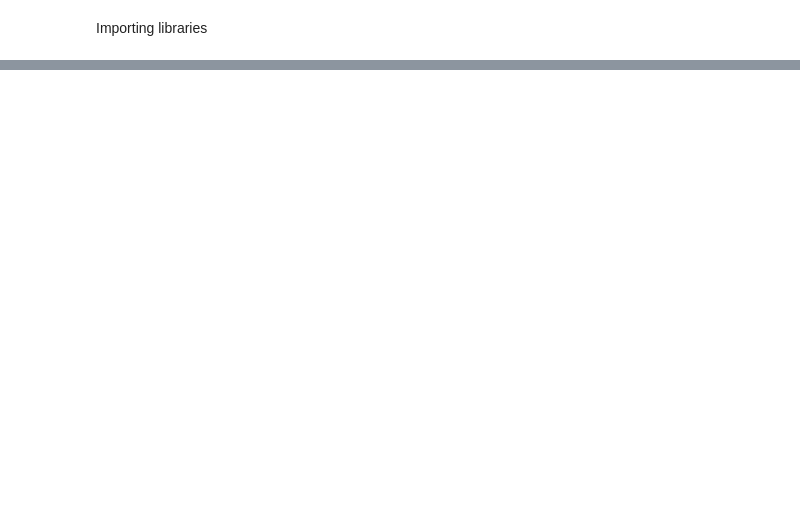
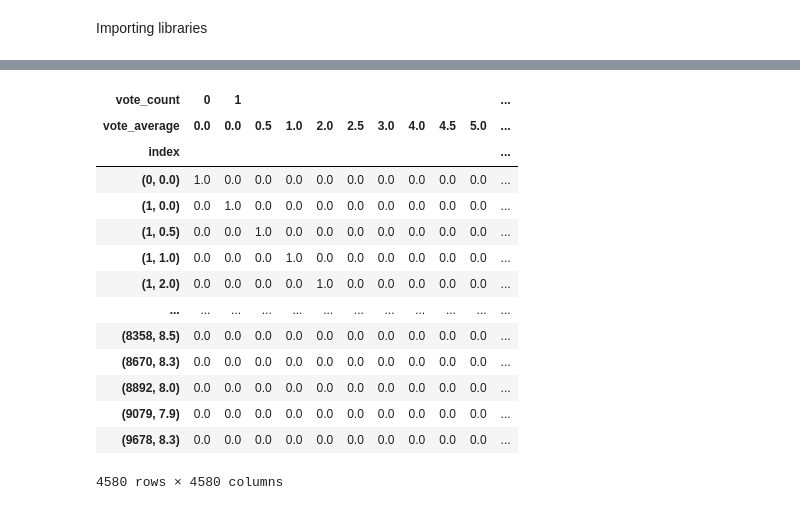
Before and after one commit to deliamontoya/API-Movies, a Jupyter notebook: EDA.ipynb, the cells around one changed output, grey strips where cells are left out. Cells and saved outputs as stored; diff of their text form; code cells hidden in the pictures; blank space fills up the shorter version.

```diff
--- a/EDA.ipynb
+++ b/EDA.ipynb
@@ -305,0 +261,2 @@ dtype: int64
+# %%
+movieRatings = movieRatings.applymap(lambda x: 1 if x > 0 else 0)
@@ -305,0 +282,4 @@ dtype: int64
+# %%
+index_movieRatings = pd.DataFrame(
+    cosine_similarity(movieRatings)
+)
@@ -305,0 +302,25 @@ dtype: int64
+# %%
+index_movieRatings.columns = movieRatings.index
+index_movieRatings['index'] = movieRatings.index
+index_movieRatings = index_movieRatings.set_index('index')
+# %%
+index_movieRatings['index'] = movieRatings.index
+index_movieRatings = index_movieRatings.set_index('index')
+# %%
+index_movieRatings
+# %% [output]
+| vote_count | 0 | 1 |  |  |  |  |  |  |  |  | ... |
+| vote_average | 0.0 | 0.0 | 0.5 | 1.0 | 2.0 | 2.5 | 3.0 | 4.0 | 4.5 | 5.0 | ... |
+| index |  |  |  |  |  |  |  |  |  |  | ... |
+| (0, 0.0) | 1.0 | 0.0 | 0.0 | 0.0 | 0.0 | 0.0 | 0.0 | 0.0 | 0.0 | 0.0 | ... |
+| (1, 0.0) | 0.0 | 1.0 | 0.0 | 0.0 | 0.0 | 0.0 | 0.0 | 0.0 | 0.0 | 0.0 | ... |
+| (1, 0.5) | 0.0 | 0.0 | 1.0 | 0.0 | 0.0 | 0.0 | 0.0 | 0.0 | 0.0 | 0.0 | ... |
+| (1, 1.0) | 0.0 | 0.0 | 0.0 | 1.0 | 0.0 | 0.0 | 0.0 | 0.0 | 0.0 | 0.0 | ... |
+| (1, 2.0) | 0.0 | 0.0 | 0.0 | 0.0 | 1.0 | 0.0 | 0.0 | 0.0 | 0.0 | 0.0 | ... |
+| ... | ... | ... | ... | ... | ... | ... | ... | ... | ... | ... | ... |
+| (8358, 8.5) | 0.0 | 0.0 | 0.0 | 0.0 | 0.0 | 0.0 | 0.0 | 0.0 | 0.0 | 0.0 | ... |
+| (8670, 8.3) | 0.0 | 0.0 | 0.0 | 0.0 | 0.0 | 0.0 | 0.0 | 0.0 | 0.0 | 0.0 | ... |
+| (8892, 8.0) | 0.0 | 0.0 | 0.0 | 0.0 | 0.0 | 0.0 | 0.0 | 0.0 | 0.0 | 0.0 | ... |
+| (9079, 7.9) | 0.0 | 0.0 | 0.0 | 0.0 | 0.0 | 0.0 | 0.0 | 0.0 | 0.0 | 0.0 | ... |
+| (9678, 8.3) | 0.0 | 0.0 | 0.0 | 0.0 | 0.0 | 0.0 | 0.0 | 0.0 | 0.0 | 0.0 | ... |
+4580 rows × 4580 columns
```
Also changed, not shown: parts of 67 cells of this notebook.
